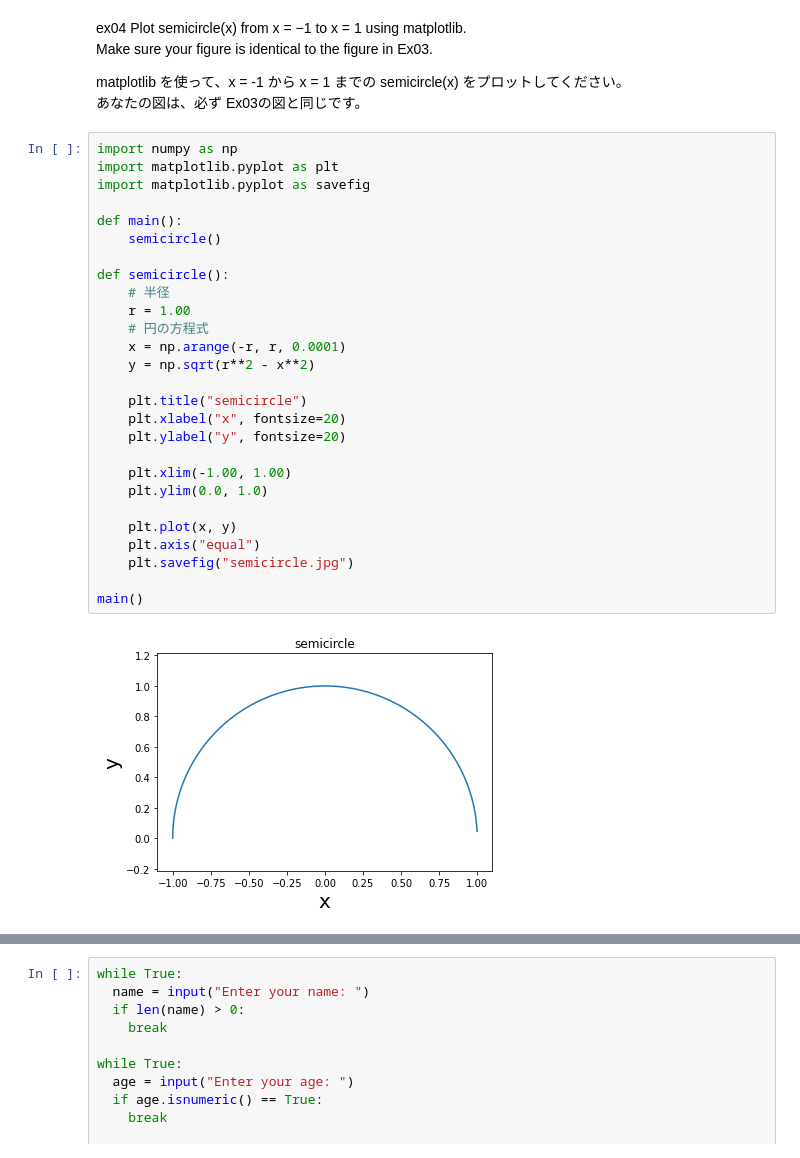
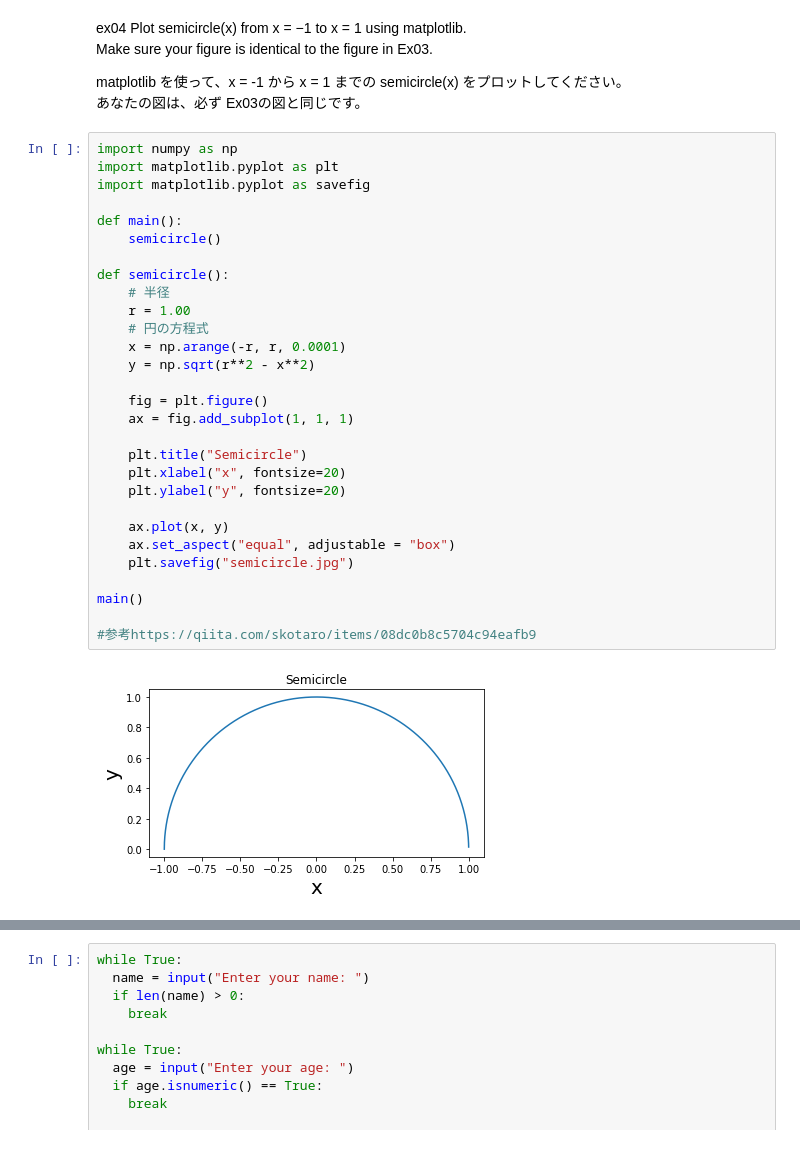
Before and after one commit to mmizuki1817/24Osaka, a Jupyter notebook: py00.ipynb, the cells around one changed output, grey strips where cells are left out. Saved outputs shown, nothing was run; the diff lists cells and outputs as text.

```diff
--- a/py00.ipynb
+++ b/py00.ipynb
@@ -70,32 +72,34 @@ matplotlib を使って、x = -1 から x = 1 までの semicircle(x) をプロ
 # %%
 import numpy as np
 import matplotlib.pyplot as plt
 import matplotlib.pyplot as savefig
 
 def main():
     semicircle()
 
 def semicircle():
     # 半径
     r = 1.00
     # 円の方程式
     x = np.arange(-r, r, 0.0001)
     y = np.sqrt(r**2 - x**2)
 
-    plt.title("semicircle")
+    fig = plt.figure()
+    ax = fig.add_subplot(1, 1, 1)
+
+    plt.title("Semicircle")
     plt.xlabel("x", fontsize=20)
     plt.ylabel("y", fontsize=20)
 
-    plt.xlim(-1.00, 1.00)
-    plt.ylim(0.0, 1.0)
-
-    plt.plot(x, y)
-    plt.axis("equal")
+    ax.plot(x, y)
+    ax.set_aspect("equal", adjustable = "box")
     plt.savefig("semicircle.jpg")
 
 main()
+
+#参考https://qiita.com/skotaro/items/08dc0b8c5704c94eafb9
 # %% [output]
-[figure, old version]
+[figure, new version]
 # %% [markdown]
 ex05
 Create a function called annoying questions using input function.
```
Also changed, not shown: parts of 2 cells of this notebook.
